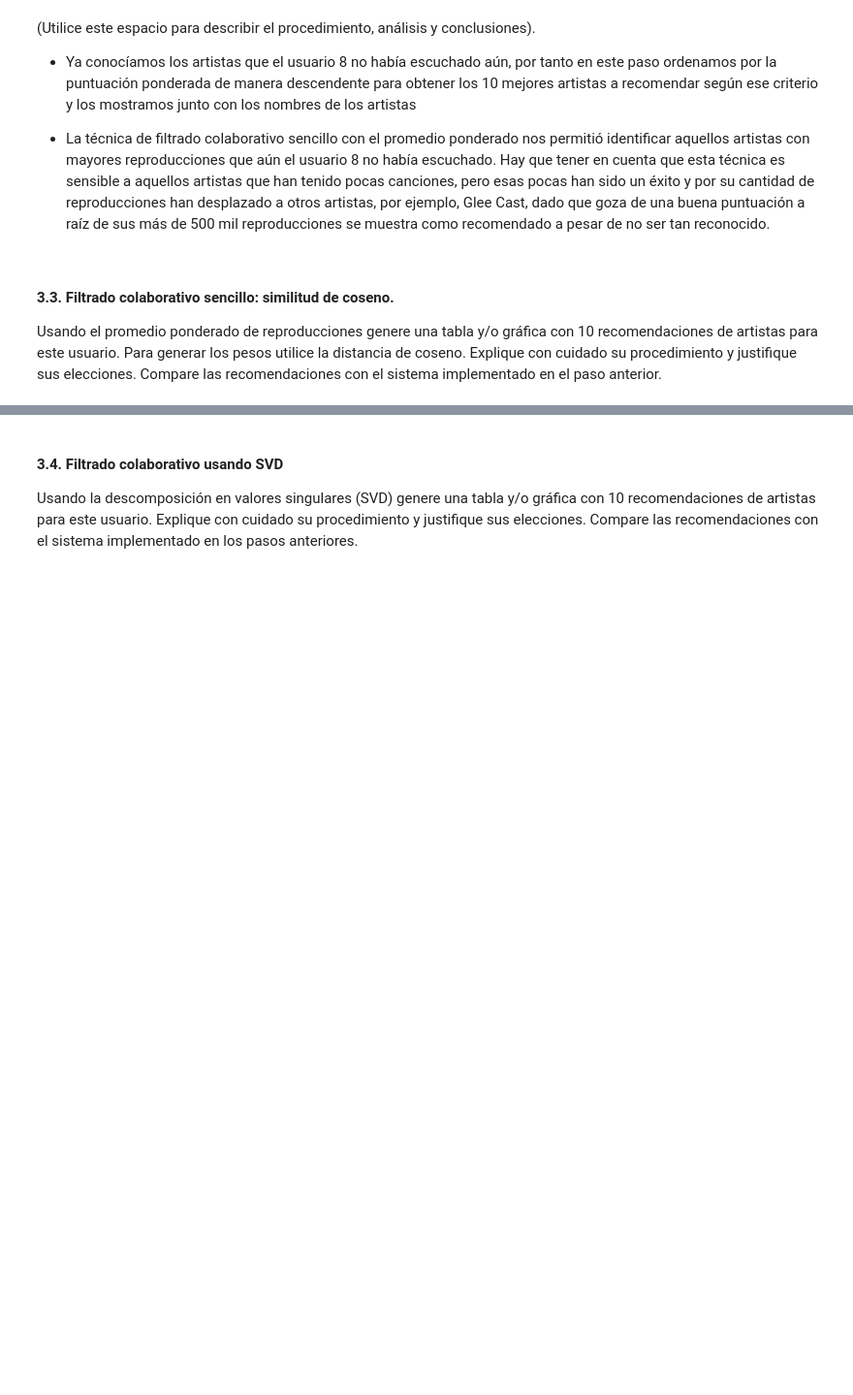
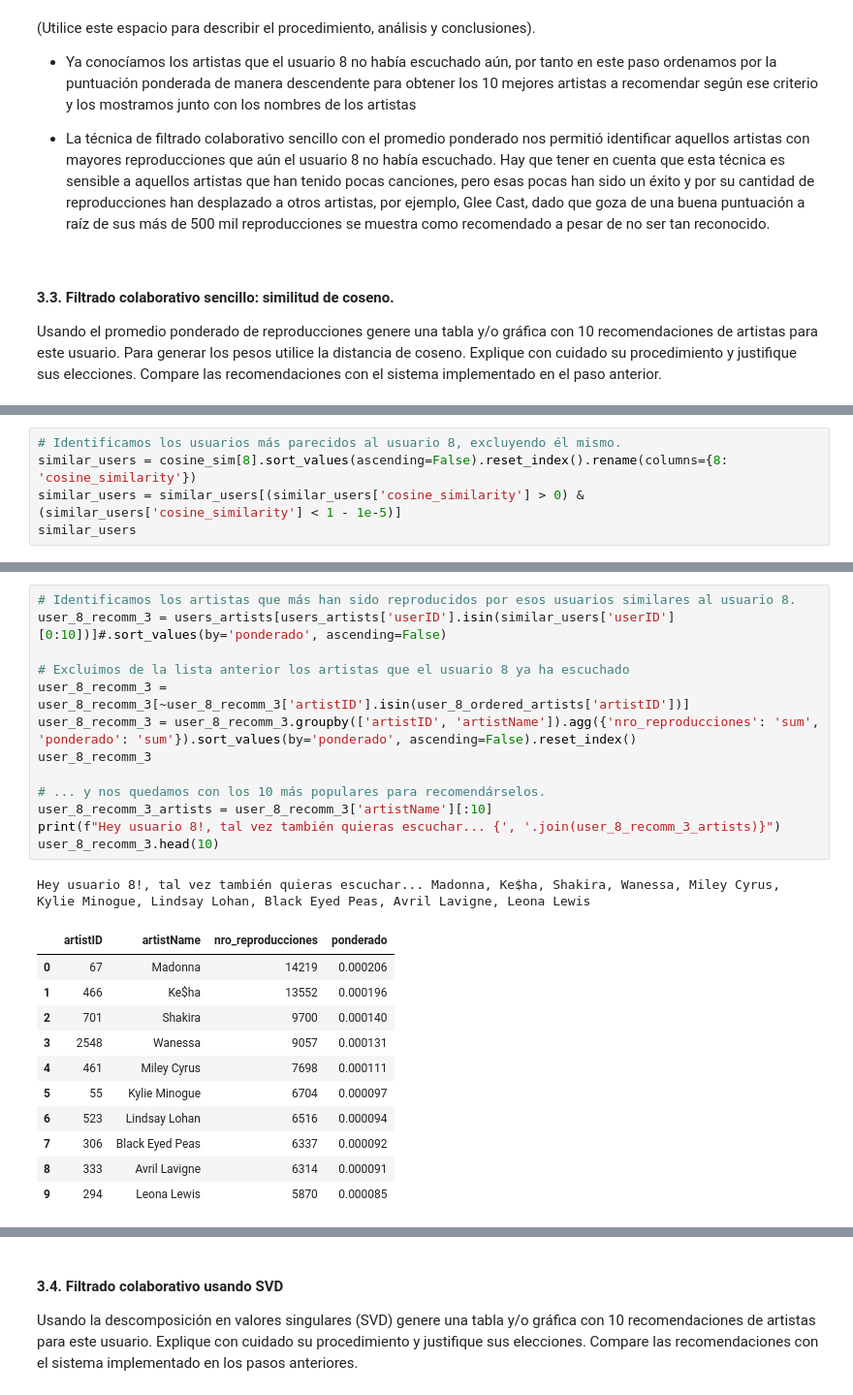
Before and after one commit to dayroncj/Unsupervised, a Jupyter notebook: S5_LC_Taller_Colab.ipynb, the cells around one changed output, grey strips where cells are left out. Shown at 97% size. Cells and saved outputs as stored; diff of their text form; blank space fills up the shorter version.

```diff
--- a/S5_LC_Taller_Colab.ipynb
+++ b/S5_LC_Taller_Colab.ipynb
@@ -264,0 +297,5 @@ Usando el promedio ponderado de reproducciones genere una tabla y/o gráfica  co
+# %%
+# Identificamos los usuarios más parecidos al usuario 8, excluyendo él mismo.
+similar_users = cosine_sim[8].sort_values(ascending=False).reset_index().rename(columns={8: 'cosine_similarity'})
+similar_users = similar_users[(similar_users['cosine_similarity'] > 0) & (similar_users['cosine_similarity'] < 1 - 1e-5)]
+similar_users
@@ -264,0 +316,26 @@ Usando el promedio ponderado de reproducciones genere una tabla y/o gráfica  co
+# %%
+# Identificamos los artistas que más han sido reproducidos por esos usuarios similares al usuario 8.
+user_8_recomm_3 = users_artists[users_artists['userID'].isin(similar_users['userID'][0:10])]#.sort_values(by='ponderado', ascending=False)
+
+# Excluimos de la lista anterior los artistas que el usuario 8 ya ha escuchado
+user_8_recomm_3 = user_8_recomm_3[~user_8_recomm_3['artistID'].isin(user_8_ordered_artists['artistID'])]
+user_8_recomm_3 = user_8_recomm_3.groupby(['artistID', 'artistName']).agg({'nro_reproducciones': 'sum', 'ponderado': 'sum'}).sort_values(by='ponderado', ascending=False).reset_index()
+user_8_recomm_3
+
+# ... y nos quedamos con los 10 más populares para recomendárselos.
+user_8_recomm_3_artists = user_8_recomm_3['artistName'][:10]
+print(f"Hey usuario 8!, tal vez también quieras escuchar... {', '.join(user_8_recomm_3_artists)}")
+user_8_recomm_3.head(10)
+# %% [output]
+Hey usuario 8!, tal vez también quieras escuchar... Madonna, Ke$ha, Shakira, Wanessa, Miley Cyrus, Kylie Minogue, Lindsay Lohan, Black Eyed Peas, Avril Lavigne, Leona Lewis
+|  | artistID | artistName | nro_reproducciones | ponderado |
+| 0 | 67 | Madonna | 14219 | 0.000206 |
+| 1 | 466 | Ke$ha | 13552 | 0.000196 |
+| 2 | 701 | Shakira | 9700 | 0.000140 |
+| 3 | 2548 | Wanessa | 9057 | 0.000131 |
+| 4 | 461 | Miley Cyrus | 7698 | 0.000111 |
+| 5 | 55 | Kylie Minogue | 6704 | 0.000097 |
+| 6 | 523 | Lindsay Lohan | 6516 | 0.000094 |
+| 7 | 306 | Black Eyed Peas | 6337 | 0.000092 |
+| 8 | 333 | Avril Lavigne | 6314 | 0.000091 |
+| 9 | 294 | Leona Lewis | 5870 | 0.000085 |
```
Also changed, not shown: parts of 6 cells of this notebook.
